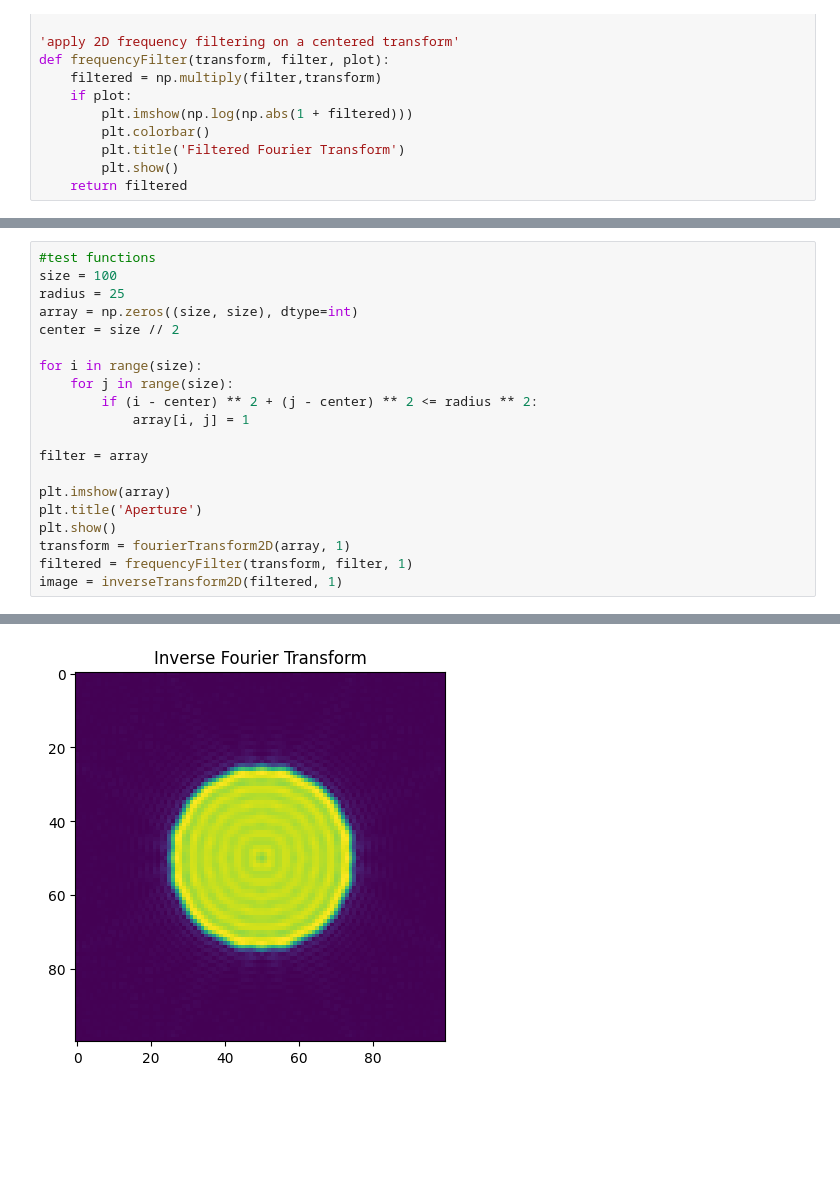
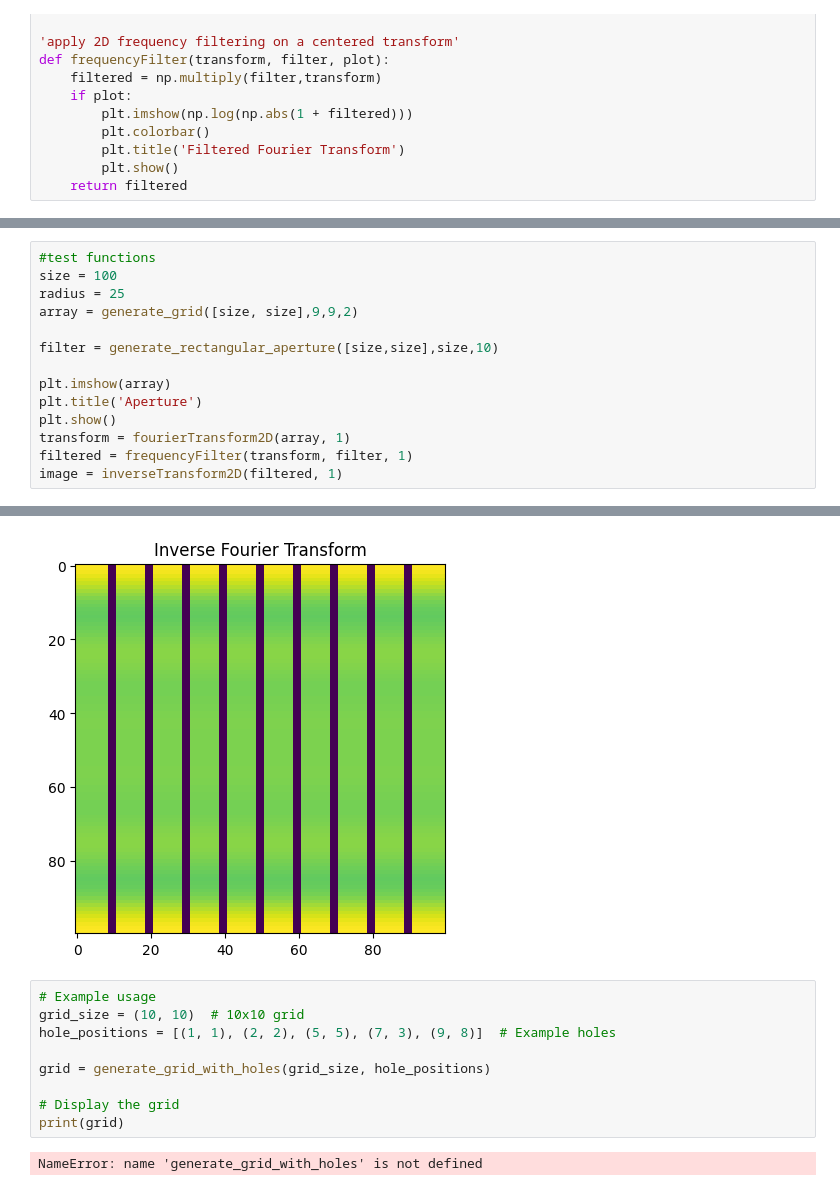
Before and after one commit to AnnaLimoges/FourierOptics, a Jupyter notebook: FourierOptics.ipynb, the cells around one changed output, grey strips where cells are left out. Cells and saved outputs as stored; diff of their text form; blank space fills up the shorter version.

```diff
--- a/FourierOptics.ipynb
+++ b/FourierOptics.ipynb
@@ -91,15 +140,9 @@ def frequencyFilter(transform, filter, plot):
 #test functions
 size = 100
 radius = 25
-array = np.zeros((size, size), dtype=int)
-center = size // 2
+array = generate_grid([size, size],9,9,2)
 
-for i in range(size):
-    for j in range(size):
-        if (i - center) ** 2 + (j - center) ** 2 <= radius ** 2:
-            array[i, j] = 1
-
-filter = array
+filter = generate_rectangular_aperture([size,size],size,10)
 
 plt.imshow(array)
 plt.title('Aperture')
@@ -114 +157,12 @@ image = inverseTransform2D(filtered, 1)
-[figure, old version]
+[figure, new version]
+# %%
+# Example usage
+grid_size = (10, 10)  # 10x10 grid
+hole_positions = [(1, 1), (2, 2), (5, 5), (7, 3), (9, 8)]  # Example holes
+
+grid = generate_grid_with_holes(grid_size, hole_positions)
+
+# Display the grid
+print(grid)
+# %% [output]
+NameError: name 'generate_grid_with_holes' is not defined
```
Also changed, not shown: parts of 2 cells of this notebook.
